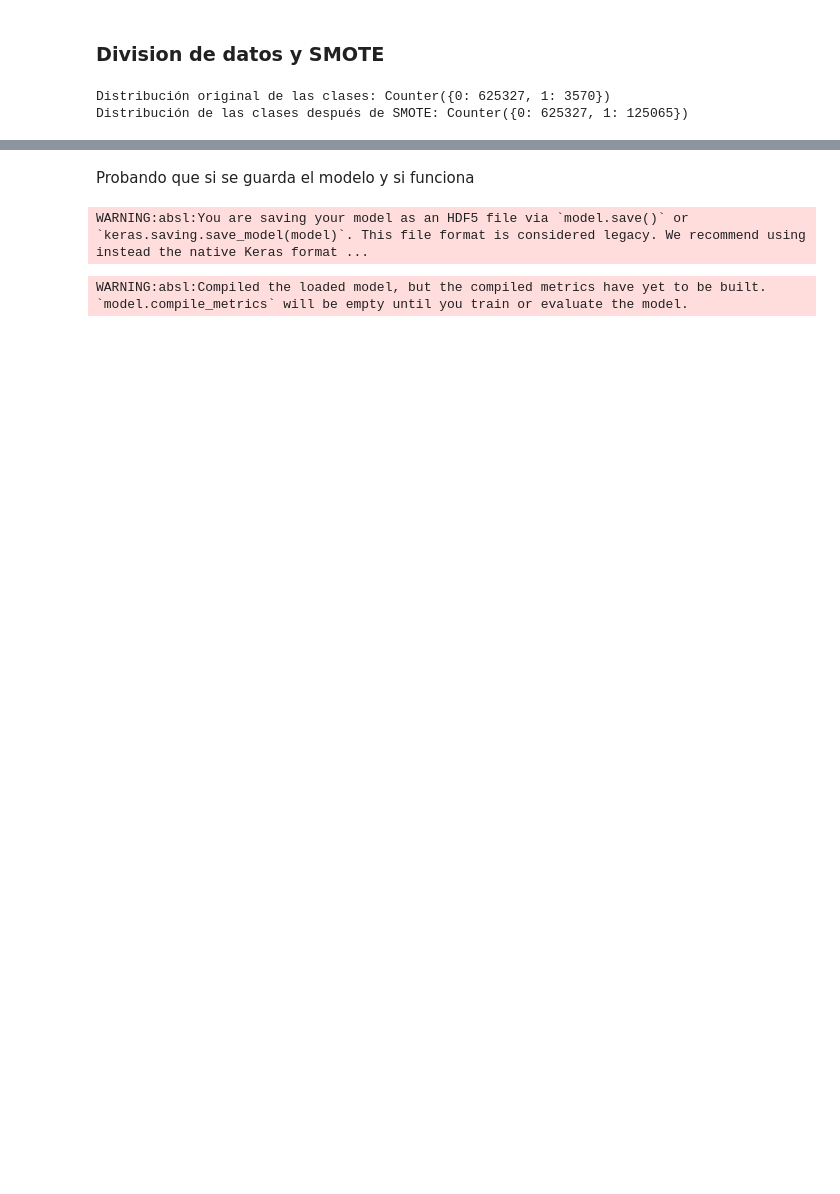
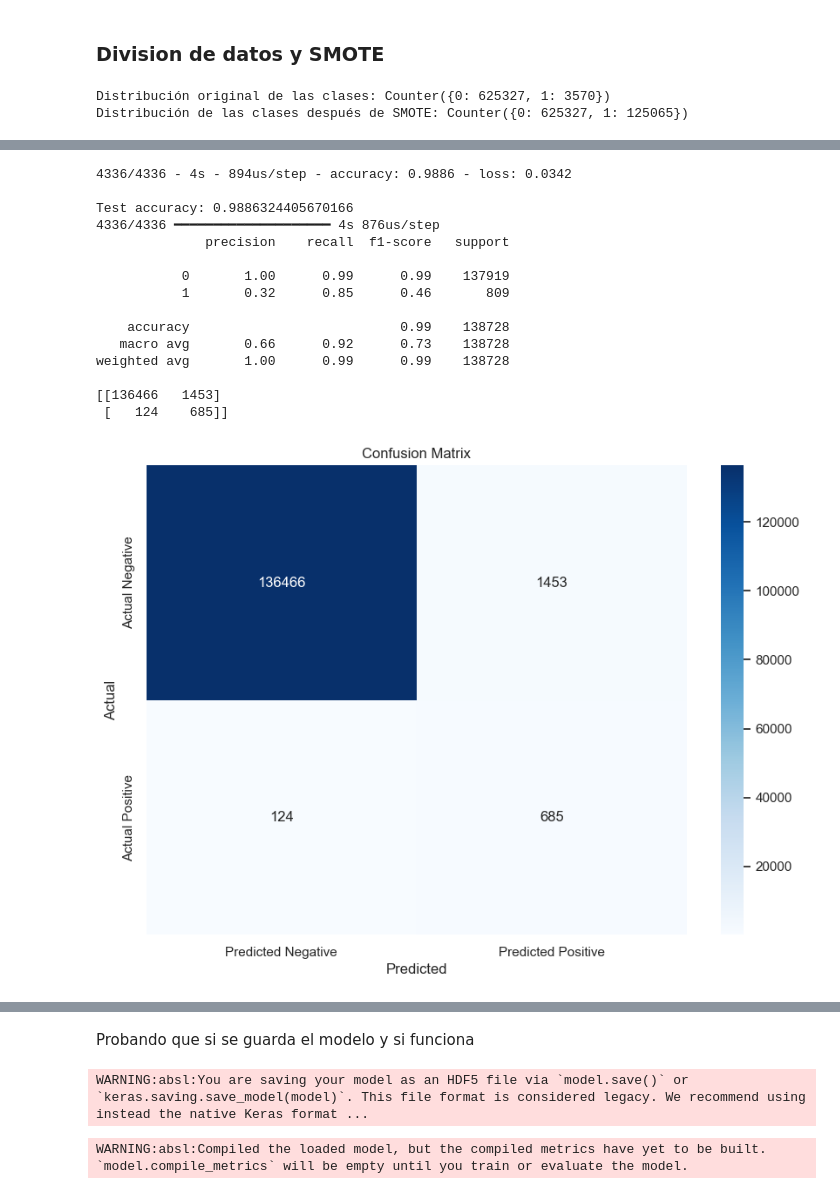
Before and after one commit to guzmanalejandra/Proyecto2-SDS, a Jupyter notebook: main.ipynb, the cells around one changed output, grey strips where cells are left out. Cells and saved outputs as stored; diff of their text form; code cells hidden in the pictures; blank space fills up the shorter version.

```diff
--- a/main.ipynb
+++ b/main.ipynb
@@ -593,3 +564,37 @@ weighted avg       0.99      0.99      0.99    138728
+# %%
+test_loss, test_acc = model.evaluate(X_test, y_test, verbose=2)
+print(f'\nTest accuracy: {test_acc}')
+
+y_pred = model.predict(X_test)
+y_pred = (y_pred > 0.5).astype(int)
+
+print(classification_report(y_test, y_pred))
+cm = confusion_matrix(y_test, y_pred)
+print(cm)
+
+plt.figure(figsize=(10, 7))
+sns.heatmap(cm, annot=True, fmt='d', cmap='Blues', xticklabels=['Predicted Negative', 'Predicted Positive'], yticklabels=['Actual Negative', 'Actual Positive'])
+plt.xlabel('Predicted')
+plt.ylabel('Actual')
+plt.title('Confusion Matrix')
+plt.show()
+# %% [output]
+4336/4336 - 4s - 894us/step - accuracy: 0.9886 - loss: 0.0342
+
+Test accuracy: 0.9886324405670166
+4336/4336 ━━━━━━━━━━━━━━━━━━━━ 4s 876us/step
+              precision    recall  f1-score   support
+
+           0       1.00      0.99      0.99    137919
+           1       0.32      0.85      0.46       809
+
+    accuracy                           0.99    138728
+   macro avg       0.66      0.92      0.73    138728
+weighted avg       1.00      0.99      0.99    138728
+
+[[136466   1453]
+ [   124    685]]
+[figure, added]
 # %%
 
 plt.figure(figsize=(8, 4))
```
Also changed, not shown: parts of 35 cells of this notebook.
